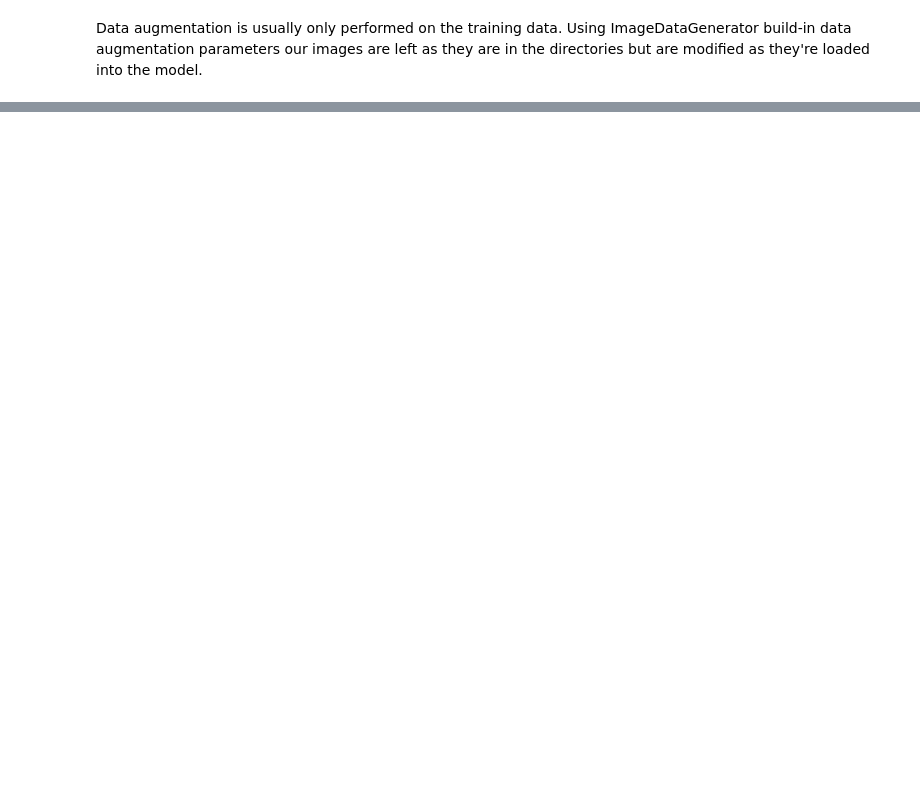
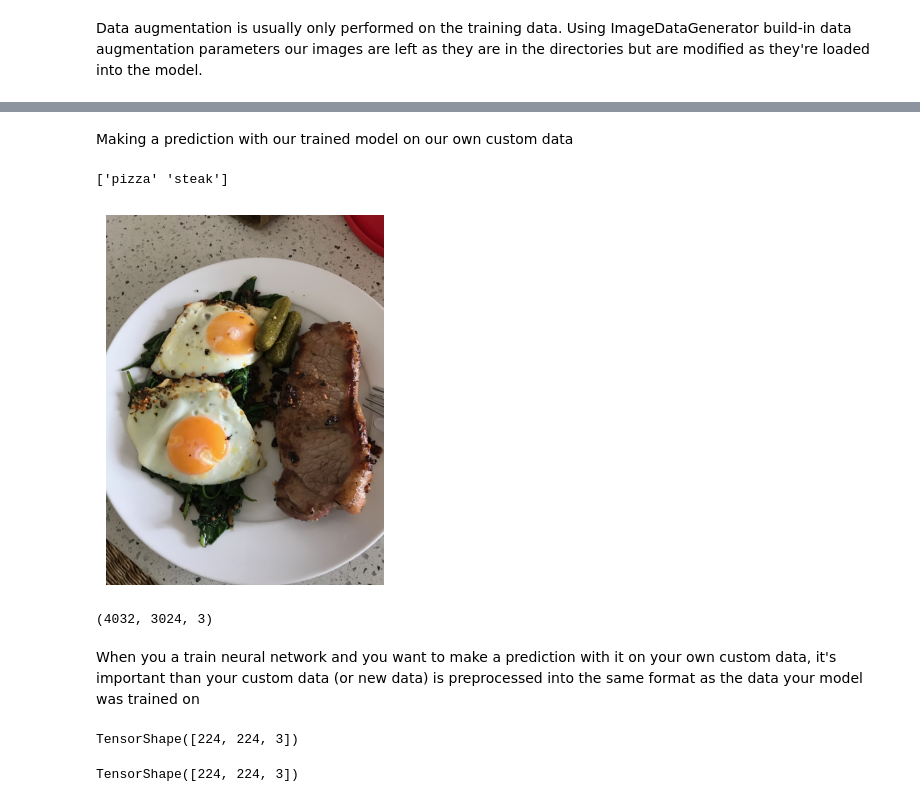
Before and after one commit to KajetanFrackowiak/tensorflow_fundamentals, a Jupyter notebook: 03_introduction_to_computer_vision_with_tensorflow.ipynb, the cells around one changed output, grey strips where cells are left out. Drawn from its saved outputs; the diff is of its cells as text; code cells hidden in the pictures; blank space fills up the shorter version.

```diff
--- a/03_introduction_to_computer_vision_with_tensorflow.ipynb
+++ b/03_introduction_to_computer_vision_with_tensorflow.ipynb
@@ -790,0 +892,25 @@ Epoch 4/5
+# %% [markdown]
+Making a prediction with our trained model on our own custom data
+# %%
+print(class_names)
+# %% [output]
+['pizza' 'steak']
+# %%
+import matplotlib.image as mpimg
+
+# Read the image into the 'steak' variable
+steak = mpimg.imread("03-steak.jpg")
+
+# Display the image using matplotlib
+plt.imshow(steak)
+
+# Hide the axes for better image focus
+plt.axis(False);
+# %% [output]
+[figure, added]
+# %%
+steak.shape
+# %% [output]
+(4032, 3024, 3)
+# %% [markdown]
+When you a train neural network and you want to make a prediction with it on your own custom data, it's important than your custom data (or new data) is preprocessed into the same format as the data your model was trained on
@@ -790,0 +937,10 @@ Epoch 4/5
+# %%
+steak.shape
+# %% [output]
+TensorShape([224, 224, 3])
+# %%
+# Load in and preprocess our custom image
+steak = load_and_prep_image("03-steak.jpg")
+steak.shape
+# %% [output]
+TensorShape([224, 224, 3])
```
Also changed, not shown: parts of 62 cells of this notebook.
